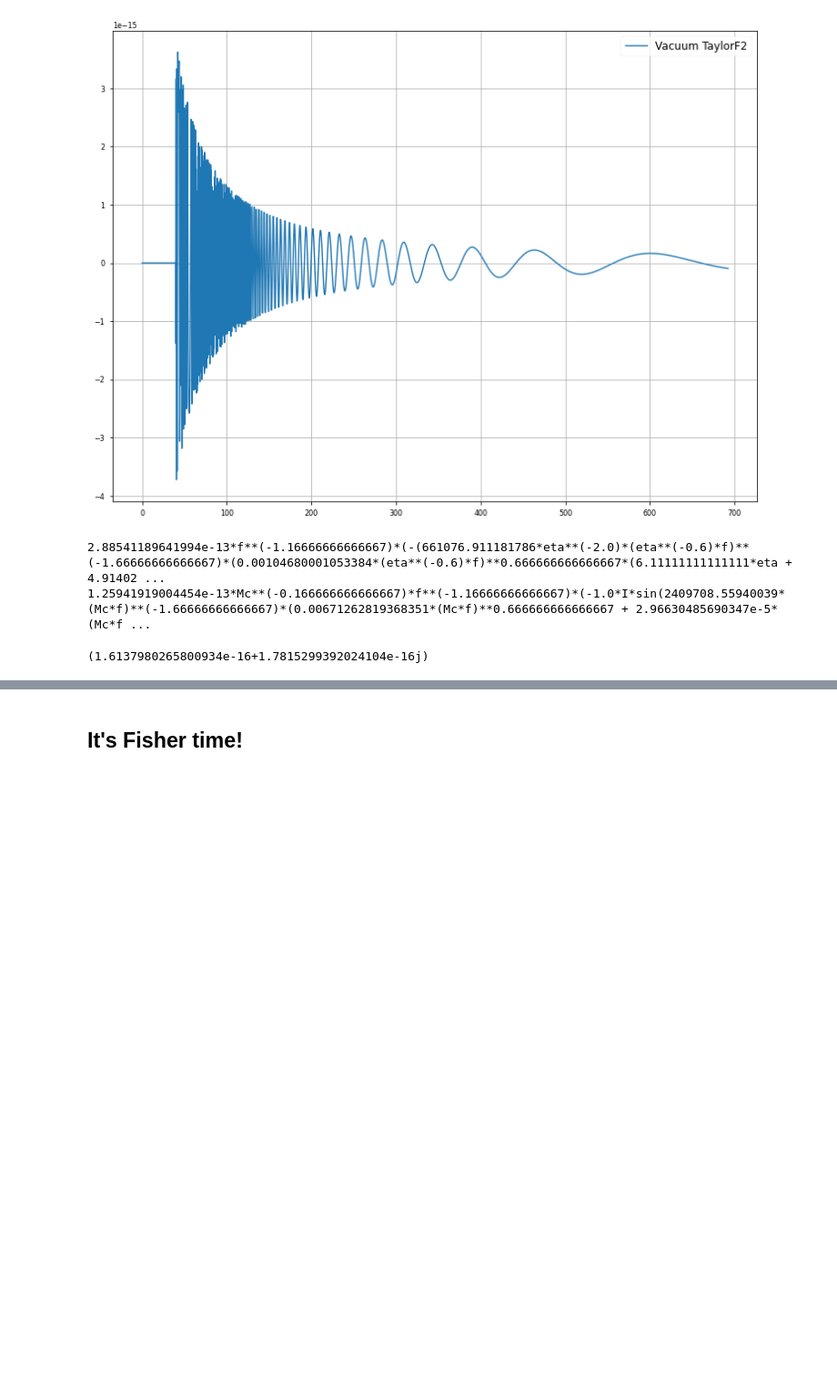
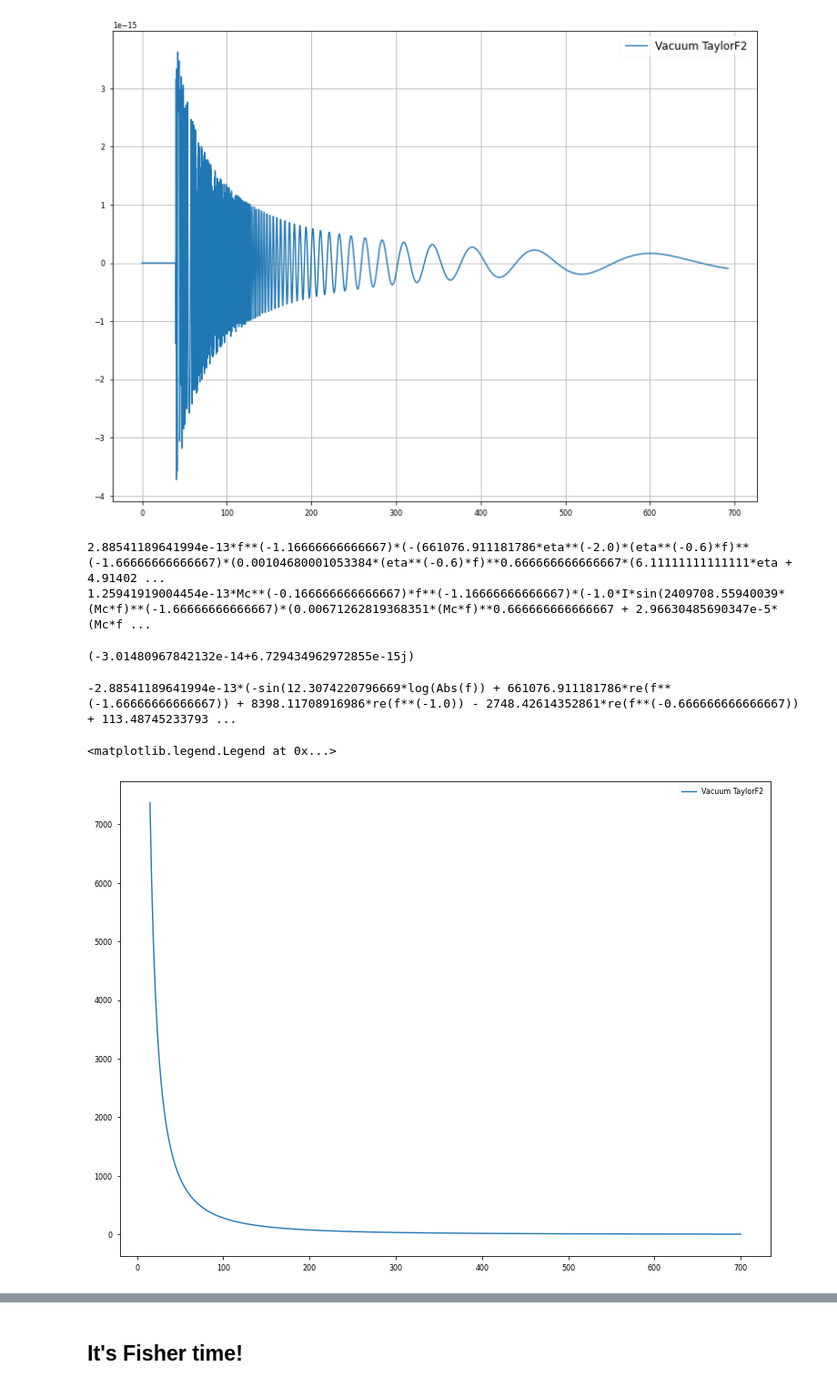
Before and after one commit to MIBRivera/PCA-negative-PN, a Jupyter notebook: Ohme_et_al_reproduction_of_results.ipynb, the cells around one changed output, grey strips where cells are left out. Shown at 91% size. Cells and saved outputs as stored; diff of their text form; code cells hidden in the pictures; blank space fills up the shorter version.

```diff
--- a/Ohme_et_al_reproduction_of_results.ipynb
+++ b/Ohme_et_al_reproduction_of_results.ipynb
@@ -160,7 +160,7 @@ def hfpc(f, Mc, eta, chi1z, chi2z, DL, tc, phic, iota):
     v  = (PI*M*f)**(1./3.)
     flso = 1./6.**(3./2.)/PI/M
     vlso = (PI*M*flso)**(1./3.)
-    A =((5./24.)**0.5/PI**(2./3.))*(Mc**(5./6.)/DL)
+    A =((5./24.)**0.5/PI**(2./3.))*(Mc**(5./6.)/DL) # in units of s^-1/6, Restricted PN approximation
 
     # 3.5PN phasing (point particle limit)
     p0 = 1.
@@ -191,10 +191,10 @@ def hfpc(f, Mc, eta, chi1z, chi2z, DL, tc, phic, iota):
 
     phase = 2*f*PI*tc - phic - PI/4. + (3./(128.*v**5*eta))*(p0 + v*p1 + v**2*p2 + v**3*p3+ v**4*p4 + v**5*(p5+p5L) + v**6*(p6+p6L) + v**7*p7)
 
-    hp = 0.5*(1+(cos(iota))**2)*A*f**(-7./6.)*(cos(phase) - 1j*sin(phase))
+    hp = 0.5*(1+(cos(iota))**2)*A*f**(-7./6.)*(cos(phase) - 1j*sin(phase)) # in units of s
     hc = -1j*cos(iota)*A*f**(-7./6.)*(cos(phase) - 1j*sin(phase))
 
-    return hp, hc
+    return hp, hc, phase
 # %%
 # f=np.linspace(15,700,10000)
 
@@ -206,12 +206,29 @@ print(hfpc(f,Mc,((5*1.35)/6.35**2)**(3/5),0.3,0,5.183189e-7,0,-PI/4,0)[0].diff(M
 2.88541189641994e-13*f**(-1.16666666666667)*(-(661076.911181786*eta**(-2.0)*(eta**(-0.6)*f)**(-1.66666666666667)*(0.00104680001053384*(eta**(-0.6)*f)**0.666666666666667*(6.11111111111111*eta + 4.91402 ...
 1.25941919004454e-13*Mc**(-0.166666666666667)*f**(-1.16666666666667)*(-1.0*I*sin(2409708.55940039*(Mc*f)**(-1.66666666666667)*(0.00671262819368351*(Mc*f)**0.666666666666667 + 2.96630485690347e-5*(Mc*f ...
 # %%
-hp_numpy = sp.lambdify(f,hfpc(f,(6.35*((5*1.35)/6.35**2)**(3/5)),((5*1.35)/6.35**2)**(3/5),0.3,0,5.183189e-7,0,-PI/4,0)[0],'numpy')
+hp_numpy = sp.lambdify(f,hfpc(f,(6.35*((5*1.35)/6.35**2)**(3/5)),((5*1.35)/6.35**2),0.3,0,2.3525e-9,0,-PI/4,0)[0],'numpy')
 print(hp_numpy(692))
 # %% [output]
-(1.6137980265800934e-16+1.7815299392024104e-16j)
+(-3.01480967842132e-14+6.729434962972855e-15j)
 # %%
 print(sp.re(Ohme_hp))
+# %% [output]
+-2.88541189641994e-13*(-sin(12.3074220796669*log(Abs(f)) + 661076.911181786*re(f**(-1.66666666666667)) + 8398.11708916986*re(f**(-1.0)) - 2748.42614352861*re(f**(-0.666666666666667)) + 113.48745233793 ...
+# %%
+# f_array=np.linspace(15,700,10000)
+Ohme_phase=np.zeros(len(f_array))
+
+for n in range(len(f_array)):
+    Ohme_phase[n] = sp.N(sp.re(hfpc(f,(6.35*((5*1.35)/6.35**2)**(3/5)),((5*1.35)/6.35**2),0.3,0,5.183189e-7,0,-PI/4,0)[2]).subs(f, f_array[n]))
+
+# plt.title('Signal')
+plt.figure(4, figsize=(12.8,9.6))
+plt.plot(f_array, Ohme_phase, label='Vacuum TaylorF2')
+plt.legend()
+# plt.show()
+# %% [output]
+<matplotlib.legend.Legend at 0x...>
+[figure, added]
 # %%
 f_array=np.linspace(15,700,10000)
 Ohme_f=np.zeros(len(f_array))
```
Also changed, not shown: parts of 6 cells of this notebook.
